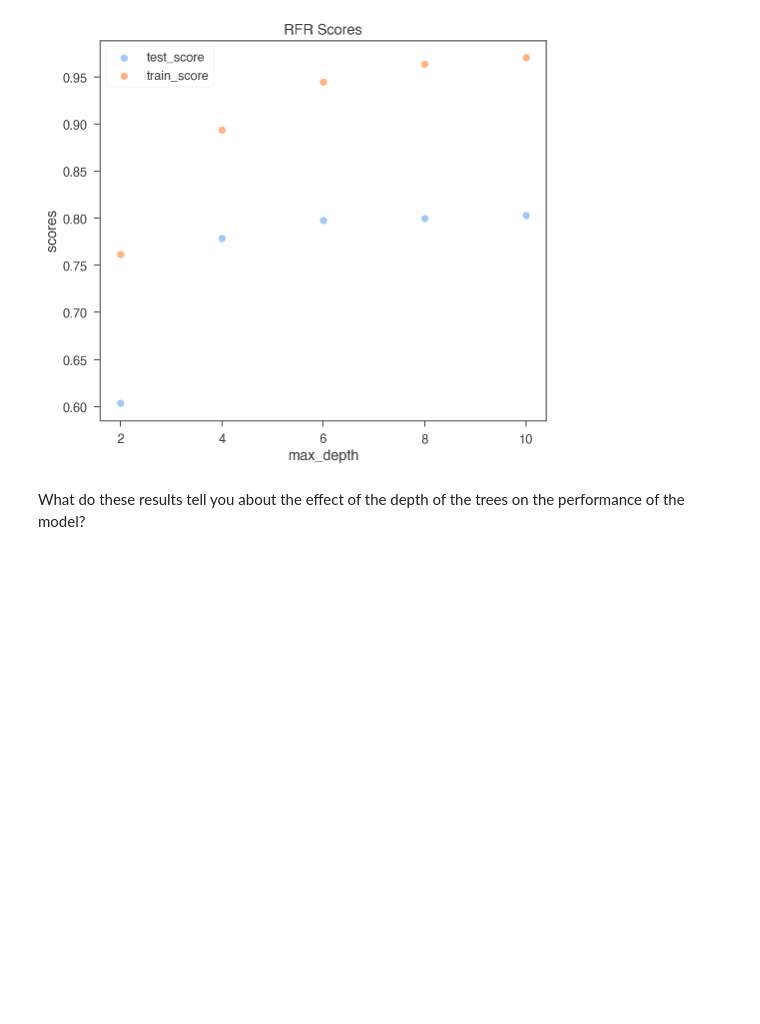
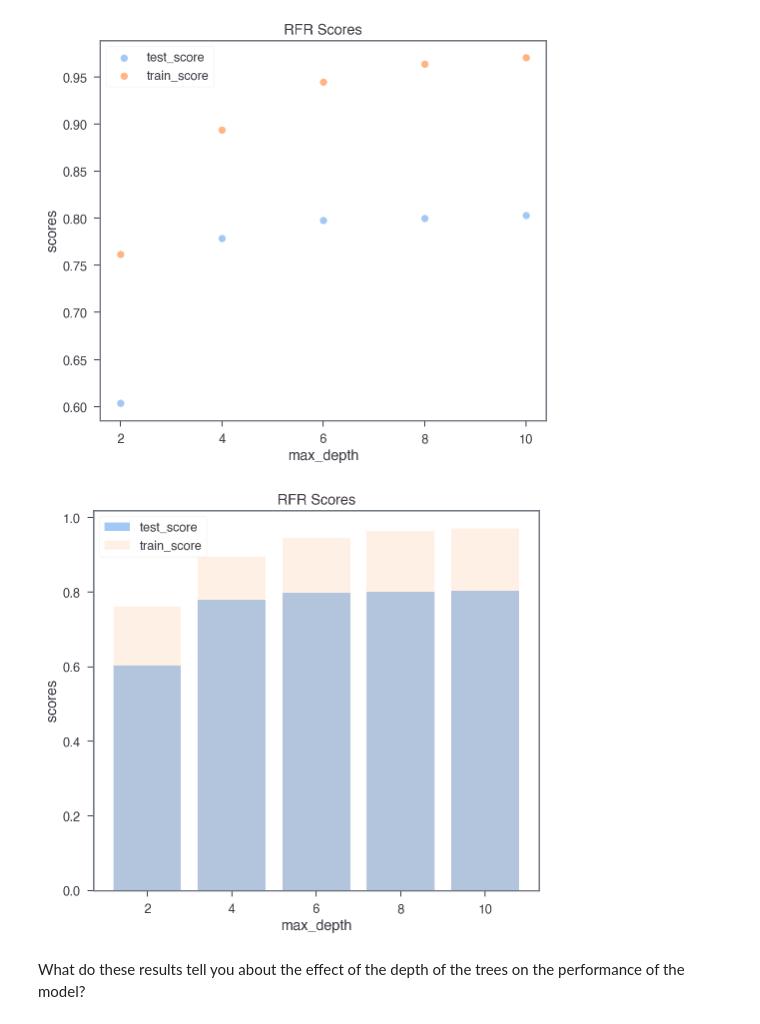
Before and after one commit to Satarasiel/ironhack-labs, a Jupyter notebook: Week 8/lab-problems-in-ml/your-code/lab_boston_housing.ipynb, the cells around one changed output. Saved outputs shown, nothing was run; the diff lists cells and outputs as text; code cells hidden in the pictures; blank space fills up the shorter version.

Commit message:
Updated plots

```diff
--- a/Week 8/lab-problems-in-ml/your-code/lab_boston_housing.ipynb
+++ b/Week 8/lab-problems-in-ml/your-code/lab_boston_housing.ipynb
@@ -300,6 +305,16 @@ plt.legend()
 plt.title('RFR Scores');
 # %% [output]
 [figure]
+# %%
+# Bar plot version of the same plot above
+plt.bar(['2', '4', '6', '8', '10'], test_scores, label = 'test_score')
+plt.bar(['2', '4', '6', '8', '10'], train_scores, label = 'train_score', alpha = 0.2)
+plt.xlabel('max_depth')
+plt.ylabel('scores')
+plt.legend()
+plt.title('RFR Scores');
+# %% [output]
+[figure, added]
 # %% [markdown]
 What do these results tell you about the effect of the depth of the trees on the performance of the model?
 # %%
```
Also changed, not shown: parts of 3 cells of this notebook.
